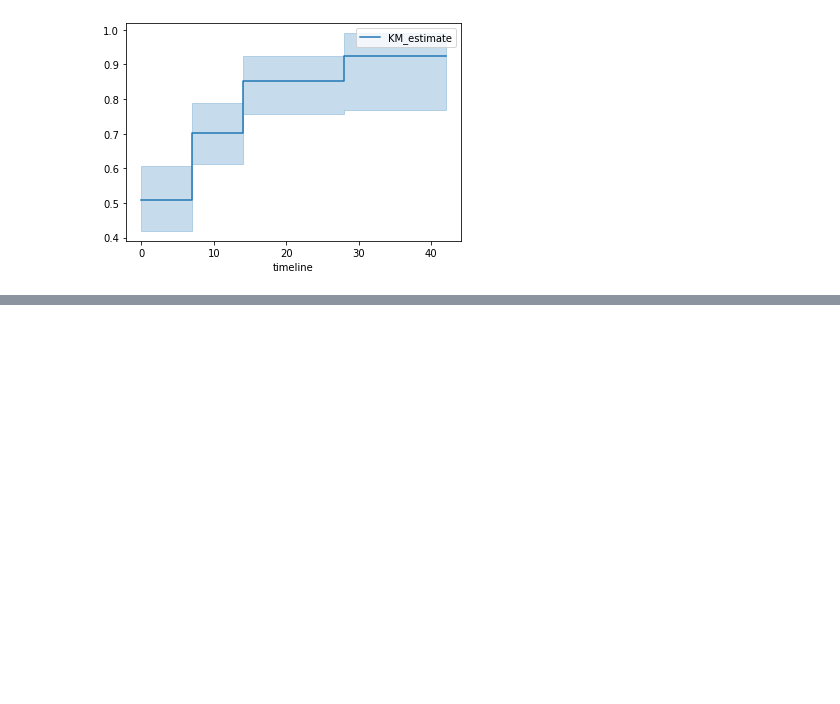
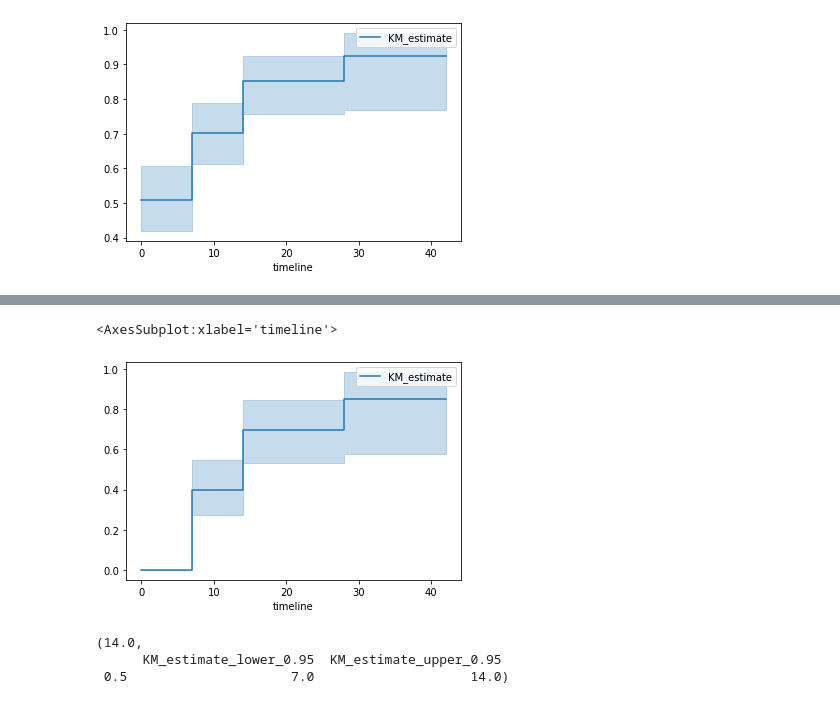
Before and after one commit to BCostelloe/drone-disturbance, a Jupyter notebook: survival-analysis.ipynb, the cells around one changed output, grey strips where cells are left out. Cells and saved outputs as stored; diff of their text form; code cells hidden in the pictures; blank space fills up the shorter version.

```diff
--- a/survival-analysis.ipynb
+++ b/survival-analysis.ipynb
@@ -61,0 +85,13 @@ kmf.plot_cumulative_density()
+# %%
+kmf.plot_cumulative_density()
+# %% [output]
+<AxesSubplot:xlabel='timeline'>
+[figure, added]
+# %%
+median_ = kmf.median_survival_time_
+median_ci = median_survival_times(kmf.confidence_interval_)
+median_, median_ci
+# %% [output]
+(14.0,
+      KM_estimate_lower_0.95  KM_estimate_upper_0.95
+ 0.5                     7.0                    14.0)
```
Also changed, not shown: parts of 11 cells of this notebook.
